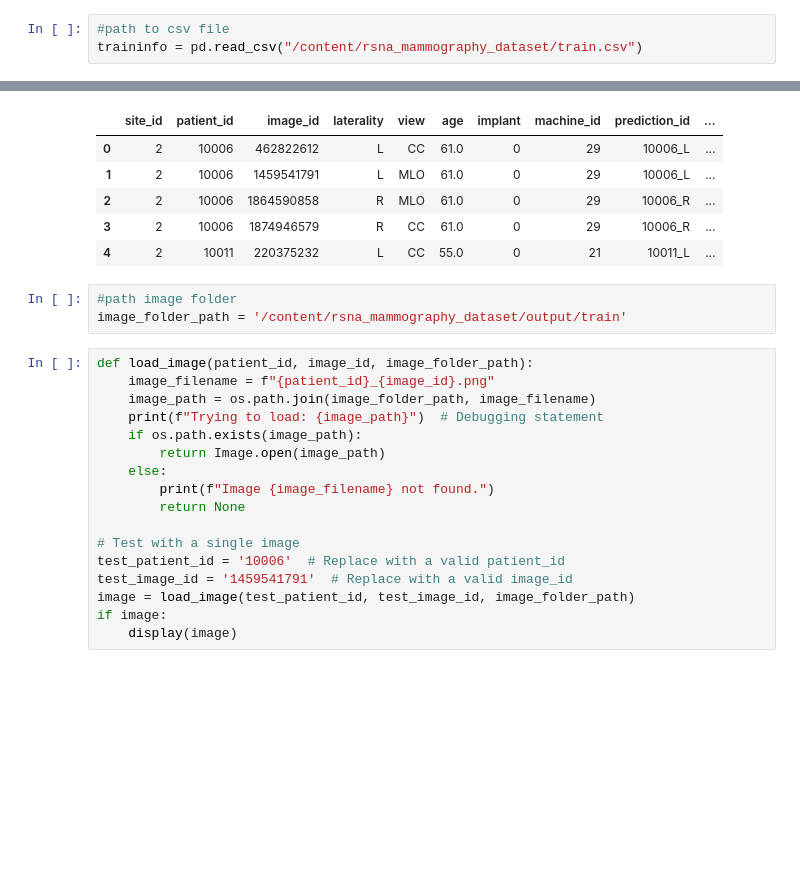
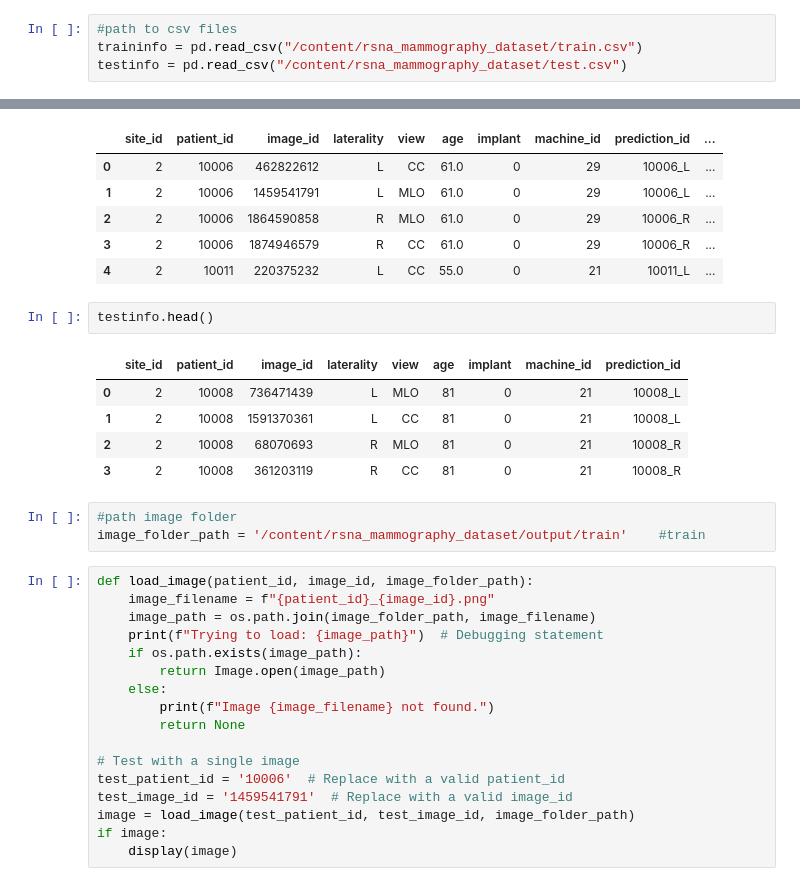
Before and after one commit to shisiajoy/machine-learning, a Jupyter notebook: BreastcancerCNN.ipynb, the cells around one changed output, grey strips where cells are left out. Cells and saved outputs as stored; diff of their text form; blank space fills up the shorter version.

```diff
--- a/BreastcancerCNN.ipynb
+++ b/BreastcancerCNN.ipynb
@@ -86,8 +78,9 @@ Streaming output truncated to the last 5000 lines.
   inflating: /content/rsna_mammography_dataset/output/train/9852_1173595144.png
   inflating: /content/rsna_mammography_dataset/output/train/9852_2044071491.p
 # %%
-#path to csv file
+#path to csv files
 traininfo = pd.read_csv("/content/rsna_mammography_dataset/train.csv")
+testinfo = pd.read_csv("/content/rsna_mammography_dataset/test.csv")
 # %%
 traininfo.head()
 # %% [output]
@@ -97,9 +90,17 @@ traininfo.head()
 | 2 | 2 | 10006 | 1864590858 | R | MLO | 61.0 | 0 | 29 | 10006_R | ... |
 | 3 | 2 | 10006 | 1874946579 | R | CC | 61.0 | 0 | 29 | 10006_R | ... |
 | 4 | 2 | 10011 | 220375232 | L | CC | 55.0 | 0 | 21 | 10011_L | ... |
+# %%
+testinfo.head()
+# %% [output]
+|  | site_id | patient_id | image_id | laterality | view | age | implant | machine_id | prediction_id |
+| 0 | 2 | 10008 | 736471439 | L | MLO | 81 | 0 | 21 | 10008_L |
+| 1 | 2 | 10008 | 1591370361 | L | CC | 81 | 0 | 21 | 10008_L |
+| 2 | 2 | 10008 | 68070693 | R | MLO | 81 | 0 | 21 | 10008_R |
+| 3 | 2 | 10008 | 361203119 | R | CC | 81 | 0 | 21 | 10008_R |
 # %%
 #path image folder
-image_folder_path = '/content/rsna_mammography_dataset/output/train'
+image_folder_path = '/content/rsna_mammography_dataset/output/train'    #train
 # %%
 def load_image(patient_id, image_id, image_folder_path):
     image_filename = f"{patient_id}_{image_id}.png"
```
Also changed, not shown: parts of 14 cells of this notebook.
